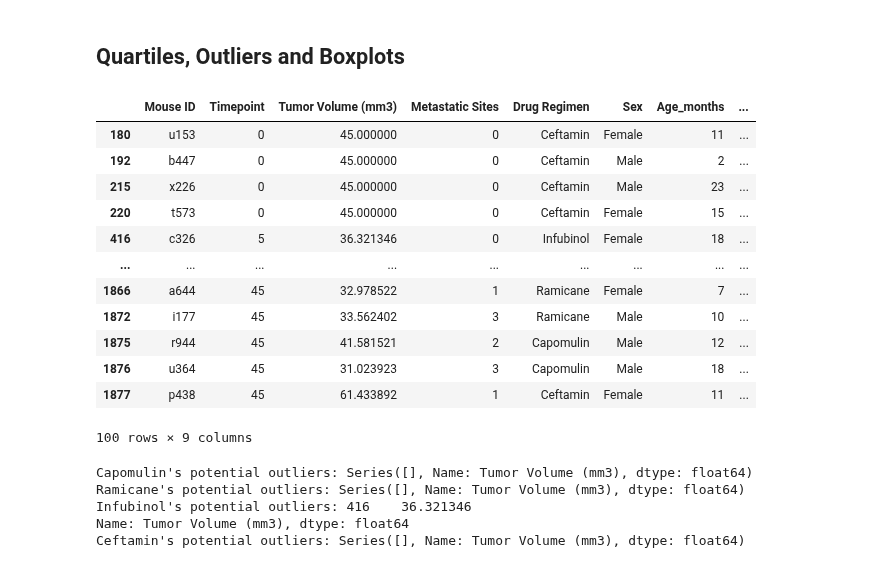
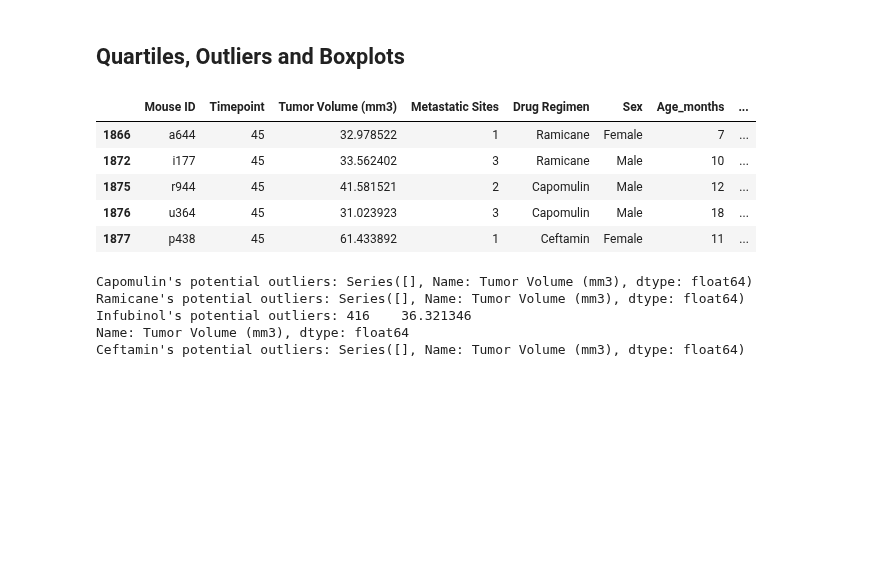
Before and after one commit to darren-coder/Matplotlib-Challenge, a Jupyter notebook: pymaceuticals_starter.ipynb, the cells around one changed output. Saved outputs shown, nothing was run; the diff lists cells and outputs as text; code cells hidden in the pictures; blank space fills up the shorter version.

```diff
--- a/pymaceuticals_starter.ipynb
+++ b/pymaceuticals_starter.ipynb
@@ -228,30 +219,23 @@ plt.show()
 # %%
 # Calculate the final tumor volume of each mouse across four of the treatment regimens:
 # Capomulin, Ramicane, Infubinol, and Ceftamin
 
 # Start by getting the last (greatest) timepoint for each mouse
 last_time = cleaned_data.groupby('Mouse ID')['Timepoint'].max().reset_index()
 last_time.rename(columns={'Timepoint': 'Last Timepoint'}, inplace=True)
 
 # Merge this group df with the original DataFrame to get the tumor volume at the last timepoint
 final_volume = combined_data.merge(last_time, on='Mouse ID')
 final_volume = final_volume[final_volume['Timepoint'] == final_volume['Last Timepoint']]
 four_final_volume = final_volume[final_volume['Drug Regimen'].isin(['Capomulin', 'Ramicane', 'Infubinol', 'Ceftamin'])]
-four_final_volume
+four_final_volume.head()
 # %% [output]
 |  | Mouse ID | Timepoint | Tumor Volume (mm3) | Metastatic Sites | Drug Regimen | Sex | Age_months | ... |
-| 180 | u153 | 0 | 45.000000 | 0 | Ceftamin | Female | 11 | ... |
-| 192 | b447 | 0 | 45.000000 | 0 | Ceftamin | Male | 2 | ... |
-| 215 | x226 | 0 | 45.000000 | 0 | Ceftamin | Male | 23 | ... |
-| 220 | t573 | 0 | 45.000000 | 0 | Ceftamin | Female | 15 | ... |
-| 416 | c326 | 5 | 36.321346 | 0 | Infubinol | Female | 18 | ... |
-| ... | ... | ... | ... | ... | ... | ... | ... | ... |
 | 1866 | a644 | 45 | 32.978522 | 1 | Ramicane | Female | 7 | ... |
 | 1872 | i177 | 45 | 33.562402 | 3 | Ramicane | Male | 10 | ... |
 | 1875 | r944 | 45 | 41.581521 | 2 | Capomulin | Male | 12 | ... |
 | 1876 | u364 | 45 | 31.023923 | 3 | Capomulin | Male | 18 | ... |
 | 1877 | p438 | 45 | 61.433892 | 1 | Ceftamin | Female | 11 | ... |
-100 rows × 9 columns
 # %%
 # Put treatments into a list for for loop (and later for plot labels)
 treatments = ['Capomulin', 'Ramicane', 'Infubinol', 'Ceftamin']
```
Also changed, not shown: parts of 3 cells of this notebook.
